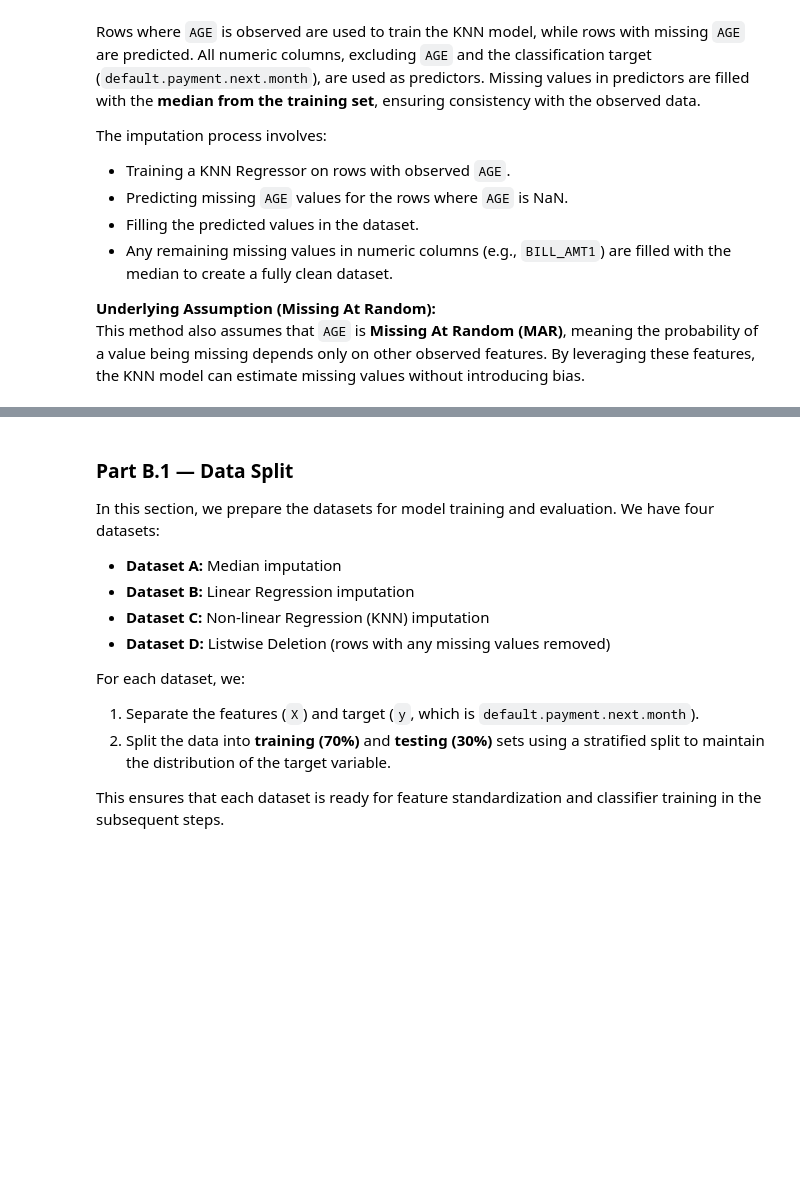
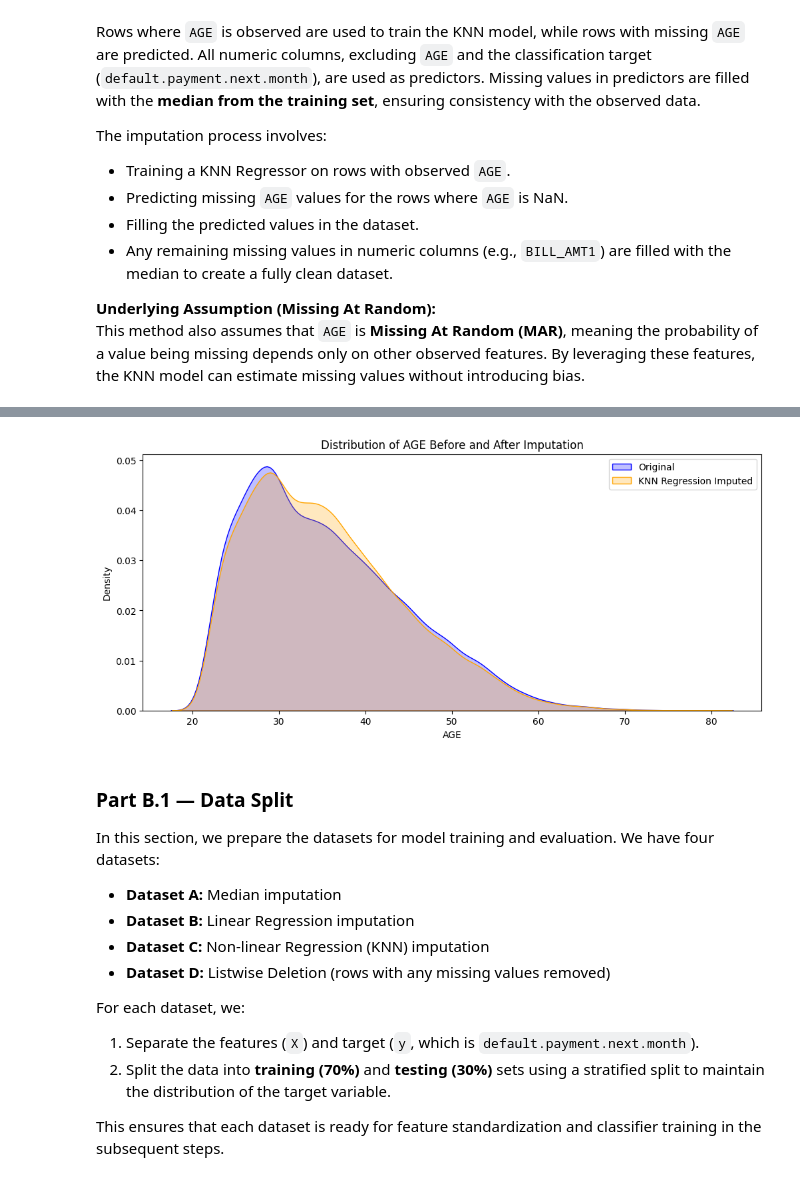
Before and after one commit to ghosharkaprava02/DA5401-Assignment6-Imputation, a Jupyter notebook: DA5401_Assignment6_DA25C003.ipynb, the cells around one changed output, grey strips where cells are left out. Drawn from its saved outputs; the diff is of its cells as text; code cells hidden in the pictures; blank space fills up the shorter version.

```diff
--- a/DA5401_Assignment6_DA25C003.ipynb
+++ b/DA5401_Assignment6_DA25C003.ipynb
@@ -232,3 +274,20 @@ Number of AGE values imputed: 4043
+# %%
+
+plt.figure(figsize=(12,5))
+
+# Original AGE distribution (with missing values)
+sns.kdeplot(df_orig['AGE'], label='Original', fill=True, color='blue')
+
+# KNN Regression imputed AGE (Dataset C)
+sns.kdeplot(df_C['AGE'], label='KNN Regression Imputed', fill=True, color='orange')
+
+plt.title("Distribution of AGE Before and After Imputation")
+plt.xlabel("AGE")
+plt.ylabel("Density")
+plt.legend()
+plt.show()
+# %% [output]
+[figure, added]
 # %% [markdown]
 ### Part B.1 — Data Split
 
```
Also changed, not shown: parts of 6 cells of this notebook.
